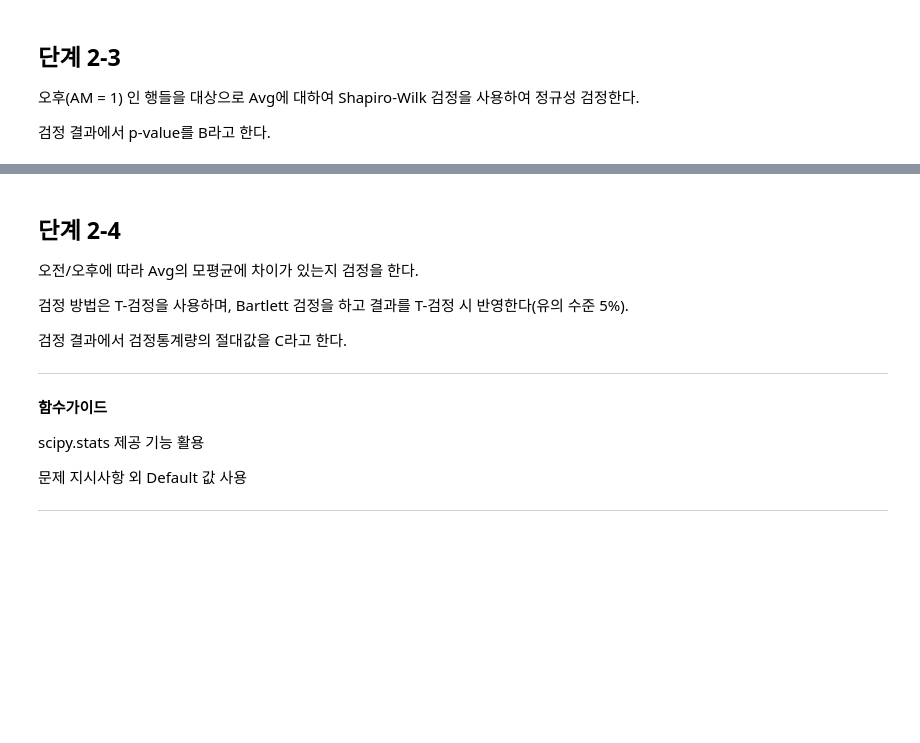
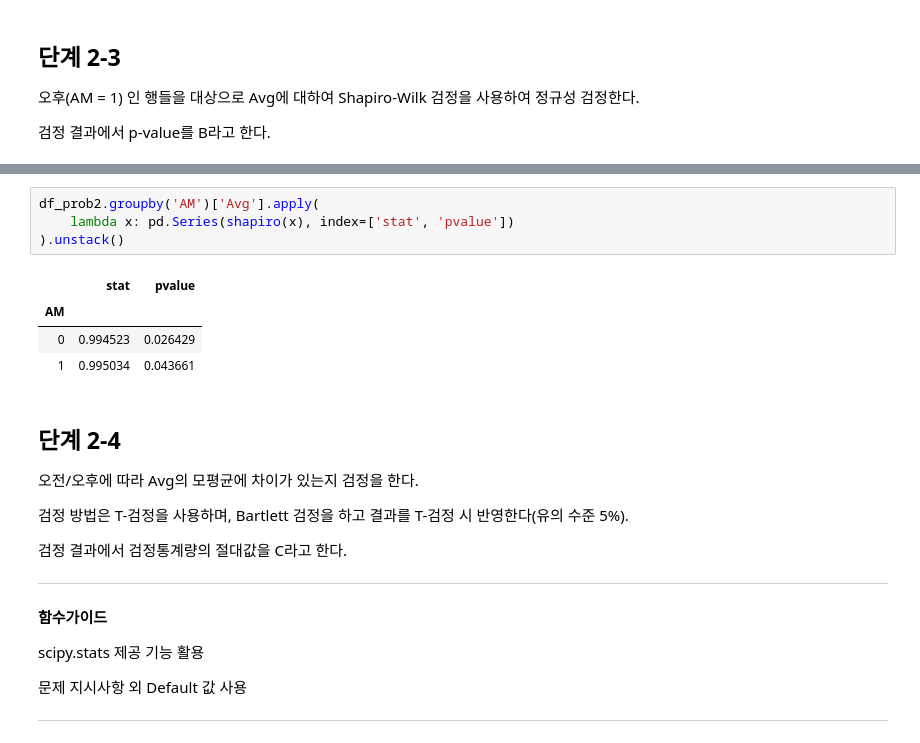
Before and after one commit to sunkusun9/DS_lv3_2404_2, a Jupyter notebook: sec_ds_lv3_prob3_prob.ipynb, the cells around one changed output, grey strips where cells are left out. Drawn from its saved outputs; the diff is of its cells as text; blank space fills up the shorter version.

```diff
--- a/sec_ds_lv3_prob3_prob.ipynb
+++ b/sec_ds_lv3_prob3_prob.ipynb
@@ -426,3 +511,12 @@ scipy.stats 제공 기능 활용
+# %%
+df_prob2.groupby('AM')['Avg'].apply(
+    lambda x: pd.Series(shapiro(x), index=['stat', 'pvalue'])
+).unstack()
+# %% [output]
+|  | stat | pvalue |
+| AM |  |  |
+| 0 | 0.994523 | 0.026429 |
+| 1 | 0.995034 | 0.043661 |
 # %% [markdown]
 ## 단계 2-4
 
```
Also changed, not shown: parts of 40 cells of this notebook.
